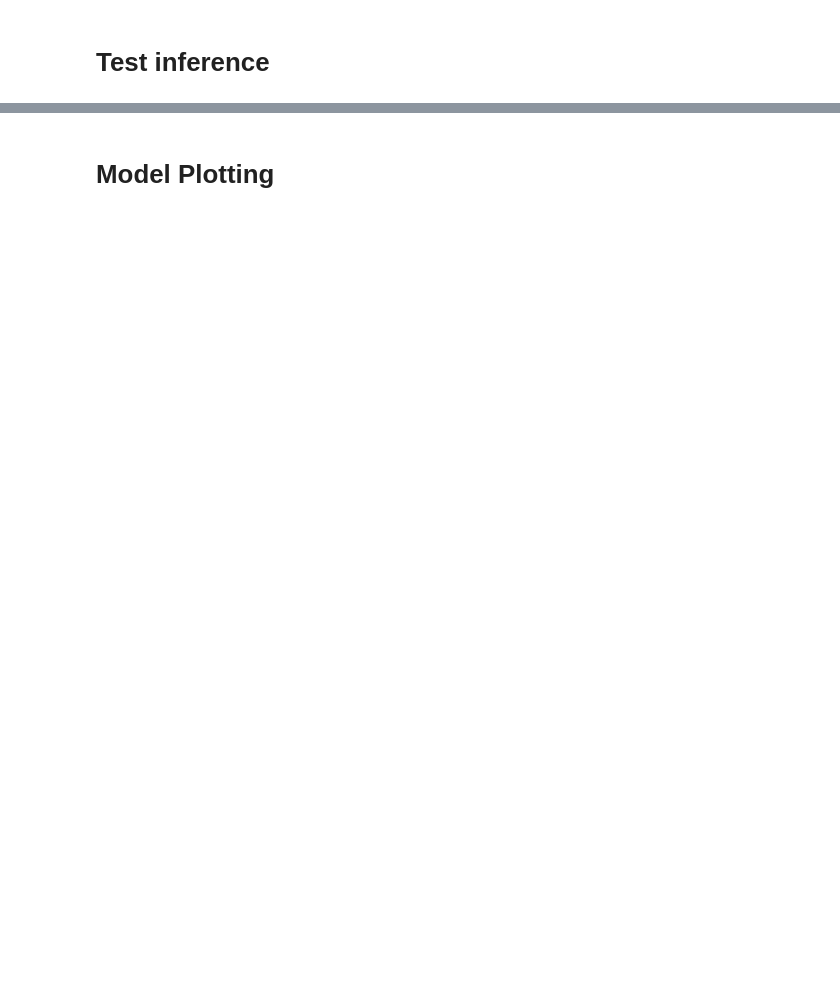
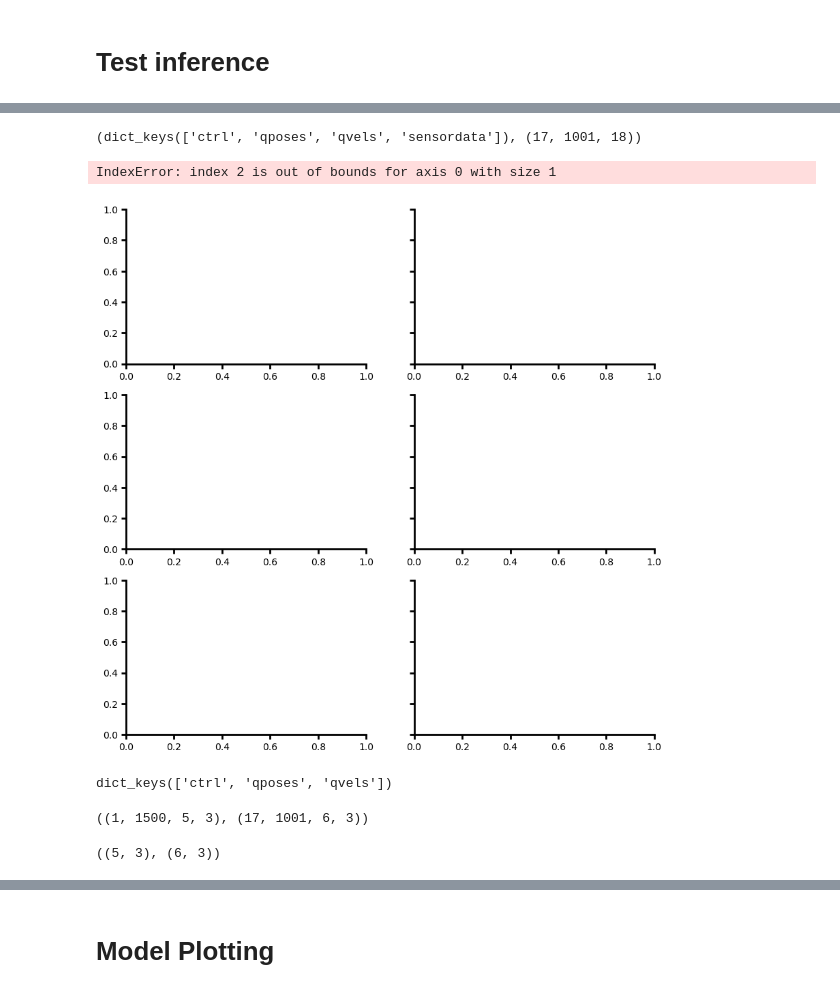
Before and after one commit to charles-zhng/Brax-Tracking, a Jupyter notebook: Cosyne_Figs01.ipynb, the cells around one changed output, grey strips where cells are left out. Cells and saved outputs as stored; diff of their text form; code cells hidden in the pictures; blank space fills up the shorter version.

```diff
--- a/Cosyne_Figs01.ipynb
+++ b/Cosyne_Figs01.ipynb
@@ -154,13 +173,16 @@ for k in cfg.paths.keys():
         cfg.paths[k].mkdir(parents=True, exist_ok=True)
 env_cfg = cfg.dataset
 env_args = cfg.dataset.env_args
+
+cfg.paths.base_dir = cfg.paths.base_dir.parent / 'ckpt'
 reference_path = cfg.paths.data_dir/ f"clips/all_clips_batch_interp.p"
-# reference_path = cfg.paths.data_dir/ f"clips/0.p"
+# reference_path = cfg.paths.data_dir/ f"clips/{cfg.dataset['clip_idx']}"
 reference_path.parent.mkdir(parents=True, exist_ok=True)
 
 with open(reference_path, "rb") as file:
     # Use pickle.load() to load the data from the file
     reference_clip = pickle.load(file)
+ref_data = np.concatenate([reference_clip.position,reference_clip.quaternion,reference_clip.joints], axis=-1)
 # %% [markdown]
 # Load env
 # %%
@@ -205,10 +225,7 @@ from orbax import checkpoint as ocp
 from flax.training import orbax_utils
 import optax
 # %%
-# model_path = Path('/data/users/eabe/biomech_model/Flybody/RL_Flybody/ckpt/run_id=21390629/ckpt/21390629')
-# model_path = Path('/data/users/eabe/biomech_model/Flybody/RL_Flybody/ckpt/run_id=21377073/ckpt/21377073')
-# model_path = Path('/data/users/eabe/biomech_model/Flybody/RL_Flybody/ckpt/run_id=21356039/ckpt/21356039')
-model_path = Path('/data/users/eabe/biomech_model/Flybody/RL_Flybody/ckpt/run_id=21402781/ckpt/21402781')
+model_path = Path(cfg.paths.ckpt_dir/f"{run_id}")
 ##### Get all the checkpoint files #####
 ckpt_files = sorted([Path(f.path) for f in os.scandir(model_path) if f.is_dir()])
 max_ckpt = ckpt_files[-1].as_posix()
@@ -265,16 +288,16 @@ env._n_clips
 # %%
 rollout_data = {'clip{:02d}'.format(n): {} for n in range(env._n_clips)}
 for n in range(env._n_clips):
-    state.info['clip_idx'] = n
-    print(state.info['clip_idx'])
     # reset_rng, act_rng = jax.random.split(policy_params_fn_key)
     rng = jax.random.PRNGKey(0)
     reset_rng, act_rng = jax.random.split(rng)
     state = jit_reset(reset_rng)
+    state.info['clip_idx'] = n
+    print(state.info['clip_idx'])
 
     rollout = [state]
     # rollout_len = env_args["clip_length"]*int(rollout_env._steps_for_cur_frame)
-    rollout_len = 1000
+    rollout_len = env._clip_length
     ctrl_all = []
     for i in range(rollout_len):
         _, act_rng = jax.random.split(act_rng)
@@ -287,3 +310,4 @@ for n in range(env._n_clips):
     rollout_data['clip{:02d}'.format(n)]['qposes'] = jp.stack([state.qpos for state in rollout2])
     rollout_data['clip{:02d}'.format(n)]['qvels'] = jp.stack([state.qvel for state in rollout2])
     rollout_data['clip{:02d}'.format(n)]['ctrl'] = jp.stack(ctrl_all)
+    # rollout_data['clip{:02d}'.format(n)]['sensordata'] = jp.stack([state.sensordata for state in rollout2])
@@ -304,29 +328,44 @@ media.show_video(pixels,fps=50)
+# %%
+policy_data = ioh5.load('/data/users/eabe/biomech_model/Flybody/datasets/Tuthill_data/Torque_control_multiclip.h5')
+amp_data = ioh5.load('/data/users/eabe/biomech_model/Flybody/datasets/Tuthill_data/amp_control_clip.h5')
+
+# ref_data = ioh5.load('/data/users/eabe/biomech_model/Flybody/datasets/Tuthill_data/ref_multiclip_qpos.h5')
+# %%
+amp_data.keys(), policy_data.keys()
+# %% [output]
+(dict_keys(['ctrl', 'qposes', 'qvels', 'sensordata']), (17, 1001, 18))
 # %%
 N = 1
-sensordata = [state.pipeline_state.sensordata for state in rollout]
-sdata = 1e-8*(np.stack(sensordata).reshape(-1,6,3)) # Time x end_eff x xyz, x=forward
-sdata = np.apply_along_axis(lambda m: np.convolve(m, np.ones(N)/N, mode='full'), axis=0, arr=sdata)
+nclips = amp_data['sensordata'].shape[0]
+sensordata = amp_data['sensordata'].reshape(nclips,amp_data['sensordata'].shape[1],-1,3)
+sdata = 1e-8*sensordata
+# sdata = 1e-8*(np.stack(sensordata).reshape(nclips,sensordata.shape[1],-1,3)) # Time x end_eff x xyz, x=forward
+sdata = np.apply_along_axis(lambda m: np.convolve(m, np.ones(N)/N, mode='full'), axis=1, arr=sdata)
 end_eff = [
-'claw_T1_left',
+# 'claw_T1_left',
 'claw_T1_right',
 'claw_T2_left',
 'claw_T2_right',
 'claw_T3_left',
 'claw_T3_right',
 ]
 
+clip_idx = 2
 t=500
-dt=1000
+dt=10000
 fig, axs = plt.subplots(3, 2, figsize=(10, 10), sharey=True)
 axs = axs.flatten()
 for n in range(len(end_eff)):
     ax = axs[n]
-    ax.plot(sdata[t:t+dt,n,0], label='x')
-    ax.plot(sdata[t:t+dt,n,1], label='y')
-    ax.plot(sdata[t:t+dt,n,2], label='z')
+    ax.plot(sdata[clip_idx,t:t+dt,n,0], label='x')
+    ax.plot(sdata[clip_idx,t:t+dt,n,1], label='y')
+    ax.plot(sdata[clip_idx,t:t+dt,n,2], label='z')
     ax.set_title(end_eff[n])
     ax.set_xlabel('timesteps')
     ax.set_ylabel('force (N)')
 axs[0].legend()
 plt.tight_layout()
 # fig.savefig(fig_dir/'claw_force.png', dpi=300)
+# %% [output]
+IndexError: index 2 is out of bounds for axis 0 with size 1
+[figure, added]
@@ -332,0 +401,19 @@ plt.tight_layout()
+# %%
+policy_data.keys()
+# %% [output]
+dict_keys(['ctrl', 'qposes', 'qvels'])
+# %%
+
+amp_force = amp_data['sensordata'].reshape(1,amp_data['sensordata'].shape[1],-1,3)
+ctrl_force = policy_data['sensordata'].reshape(17,policy_data['sensordata'].shape[1],-1,3)
+
+amp_force = np.array(amp_force)
+ctrl_force = np.array(ctrl_force)
+
+amp_force[np.abs(amp_force)<1e-4]=0
+amp_force_clip = amp_force.copy()
+ctrl_force[np.abs(ctrl_force)<1e-4]=0
+ctrl_force_clip = ctrl_force.copy()
+amp_force_clip.shape, ctrl_force_clip.shape # nclips x timesteps x end_eff x xyz
+# %% [output]
+((1, 1500, 5, 3), (17, 1001, 6, 3))
@@ -332,0 +471,10 @@ plt.tight_layout()
+# %%
+peak_force_amp,peak_force_amp_std, amp_square = calculate_peakforces(amp_binary,amp_force_clip)
+peak_force_ctrl,peak_force_ctrl_std, ctrl_square = calculate_peakforces(ctrl_binary,ctrl_force_clip)
+amp_mean_peak_force = np.nanmean(peak_force_amp,axis=0)
+amp_std_peak_force = np.nanstd(peak_force_amp_std,axis=(0))
+ctrl_mean_peak_force = np.nanmean(peak_force_ctrl,axis=0)
+ctrl_std_peak_force = np.nanstd(peak_force_ctrl_std,axis=(0))
+amp_std_peak_force.shape,ctrl_std_peak_force.shape
+# %% [output]
+((5, 3), (6, 3))
```
Also changed, not shown: parts of 37 cells of this notebook, 8 other files.
